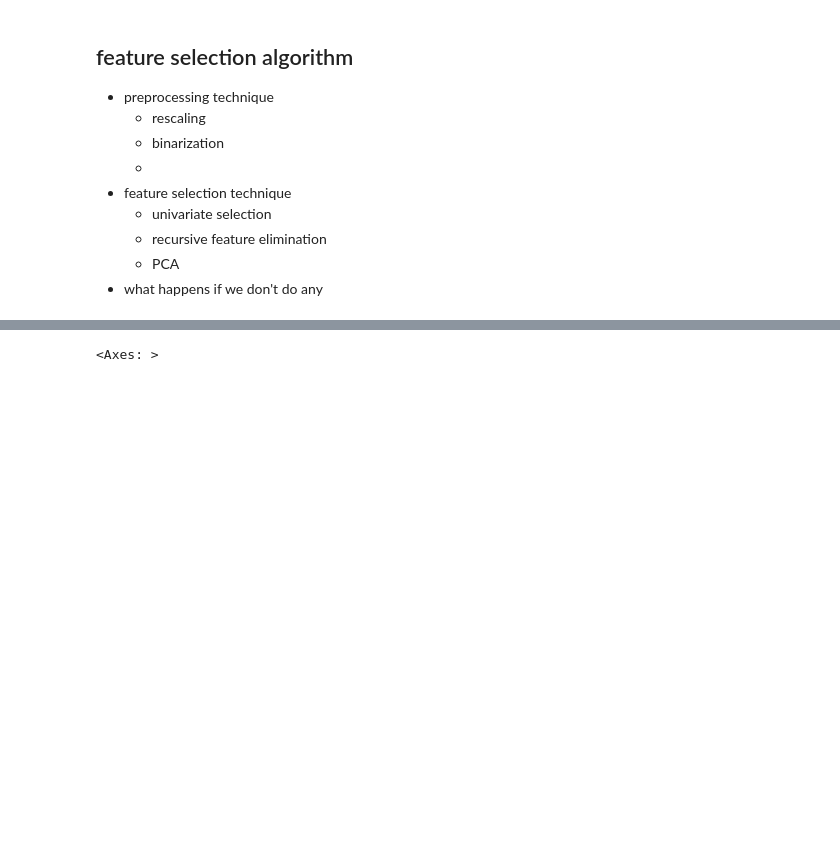
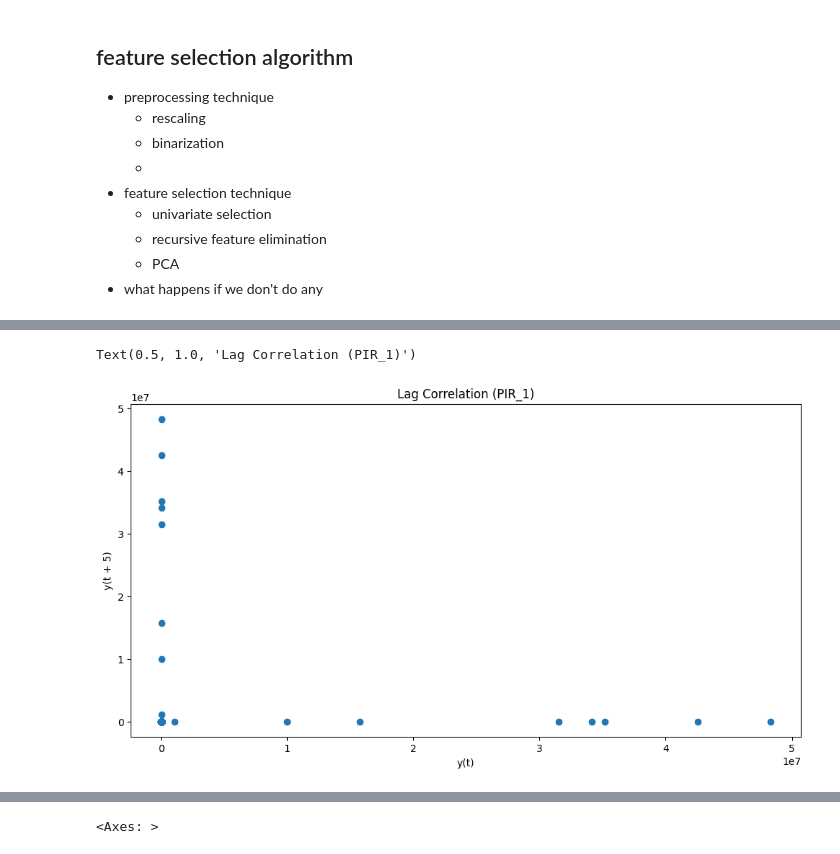
Before and after one commit to mridulpant2010/CS5480-deeplearning, a Jupyter notebook: kaggle_project/cs24mtech15009.ipynb, the cells around one changed output, grey strips where cells are left out. Saved outputs shown, nothing was run; the diff lists cells and outputs as text; code cells hidden in the pictures; blank space fills up the shorter version.

```diff
--- a/kaggle_project/cs24mtech15009.ipynb
+++ b/kaggle_project/cs24mtech15009.ipynb
@@ -68,0 +82,8 @@ df
+# %%
+from pandas.plotting import lag_plot
+plt.figure(figsize=(12, 6))
+lag_plot(df['PIR_1'].iloc[:500], lag=5)  # Check autocorrelation at lag 5
+plt.title('Lag Correlation (PIR_1)')
+# %% [output]
+Text(0.5, 1.0, 'Lag Correlation (PIR_1)')
+[figure, added]
```
Also changed, not shown: parts of 28 cells of this notebook, 2 other files.
